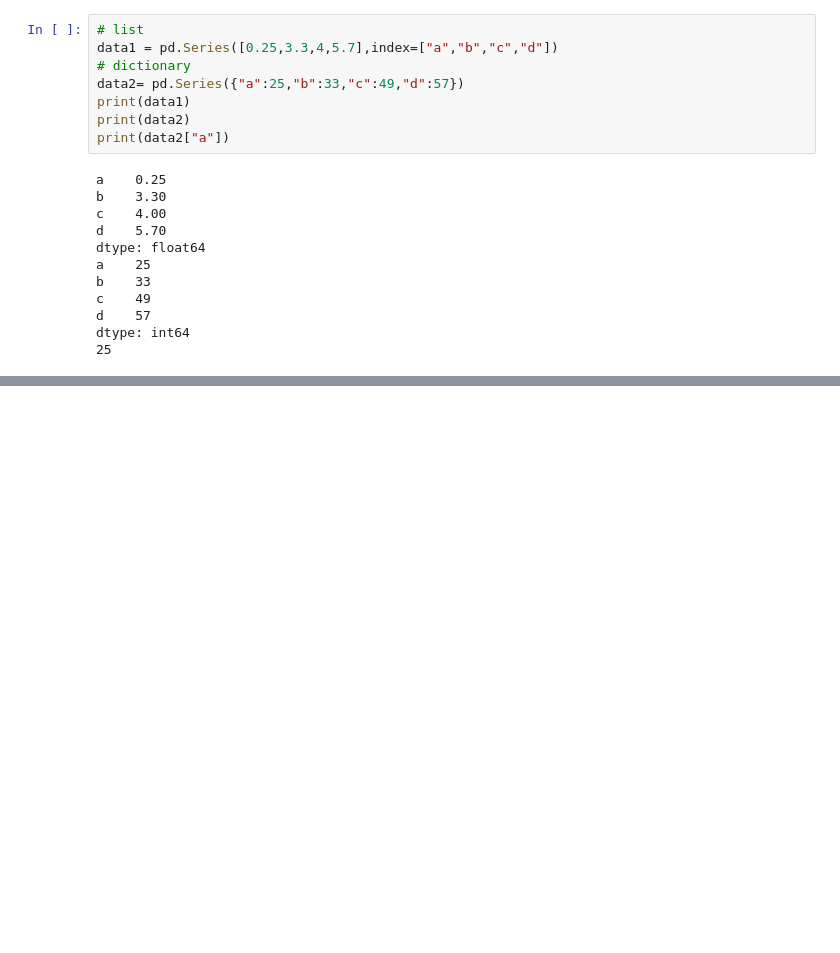
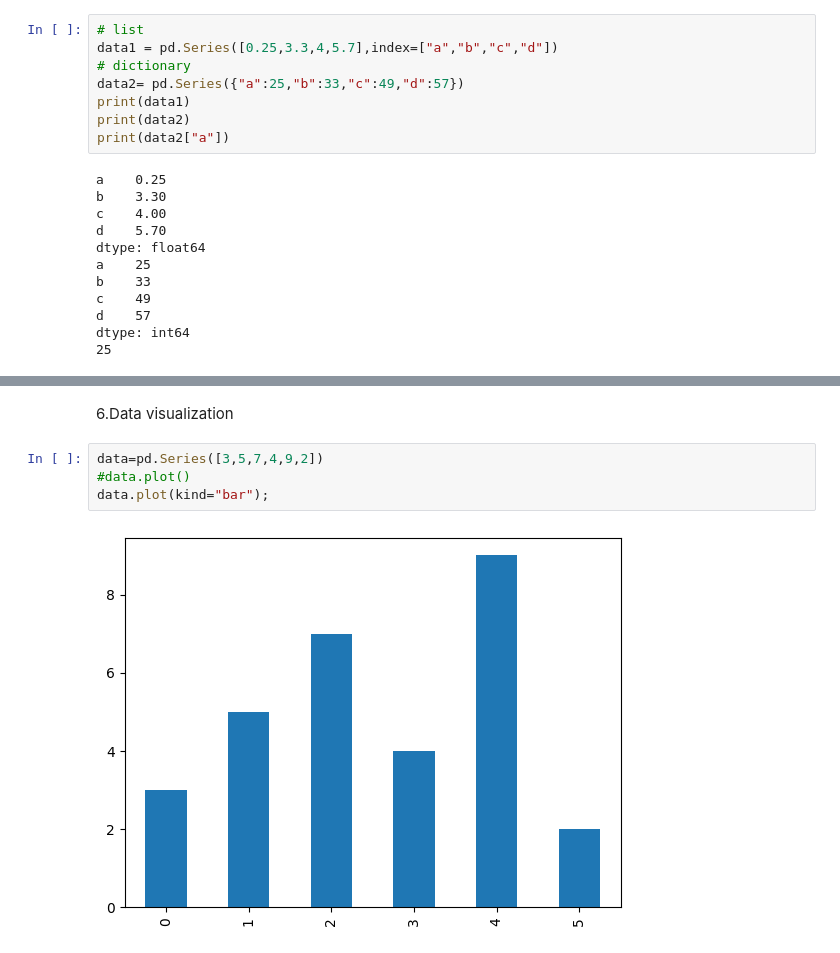
Before and after one commit to ShaileshKrCh/Machine_Learning, a Jupyter notebook: pandas.ipynb, the cells around one changed output, grey strips where cells are left out. Cells and saved outputs as stored; diff of their text form; blank space fills up the shorter version.

```diff
--- a/pandas.ipynb
+++ b/pandas.ipynb
@@ -61,0 +79,8 @@ dtype: int64
+# %% [markdown]
+6.Data visualization
+# %%
+data=pd.Series([3,5,7,4,9,2])
+#data.plot()
+data.plot(kind="bar");
+# %% [output]
+[figure, added]
```
Also changed, not shown: parts of 10 cells of this notebook.
